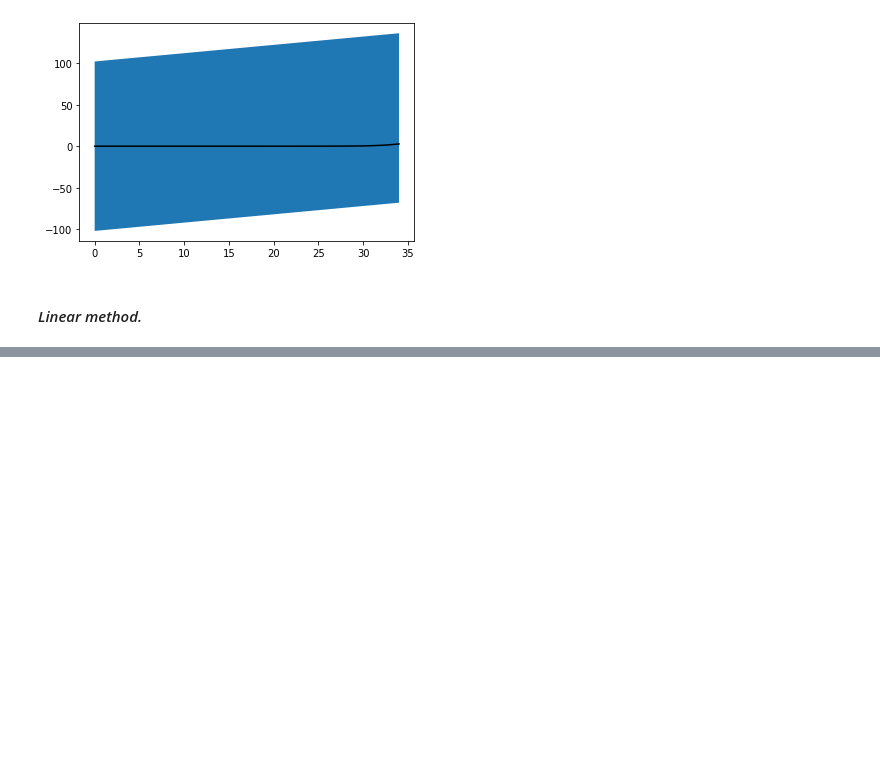
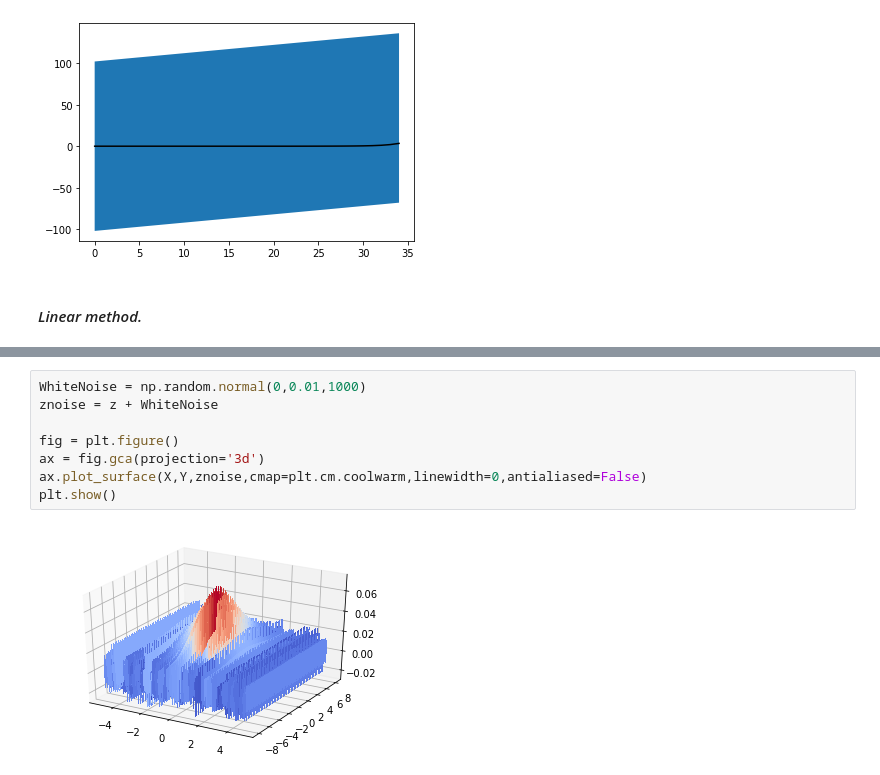
Before and after one commit to m-mejiap/Lab, a Jupyter notebook: Ex2.ipynb, the cells around one changed output, grey strips where cells are left out. Saved outputs shown, nothing was run; the diff lists cells and outputs as text; blank space fills up the shorter version.

```diff
--- a/Ex2.ipynb
+++ b/Ex2.ipynb
@@ -207,0 +385,10 @@ plt.show()
+# %%
+WhiteNoise = np.random.normal(0,0.01,1000)
+znoise = z + WhiteNoise
+
+fig = plt.figure()
+ax = fig.gca(projection='3d')
+ax.plot_surface(X,Y,znoise,cmap=plt.cm.coolwarm,linewidth=0,antialiased=False)
+plt.show()
+# %% [output]
+[figure, added]
```
Also changed, not shown: parts of 16 cells of this notebook.
